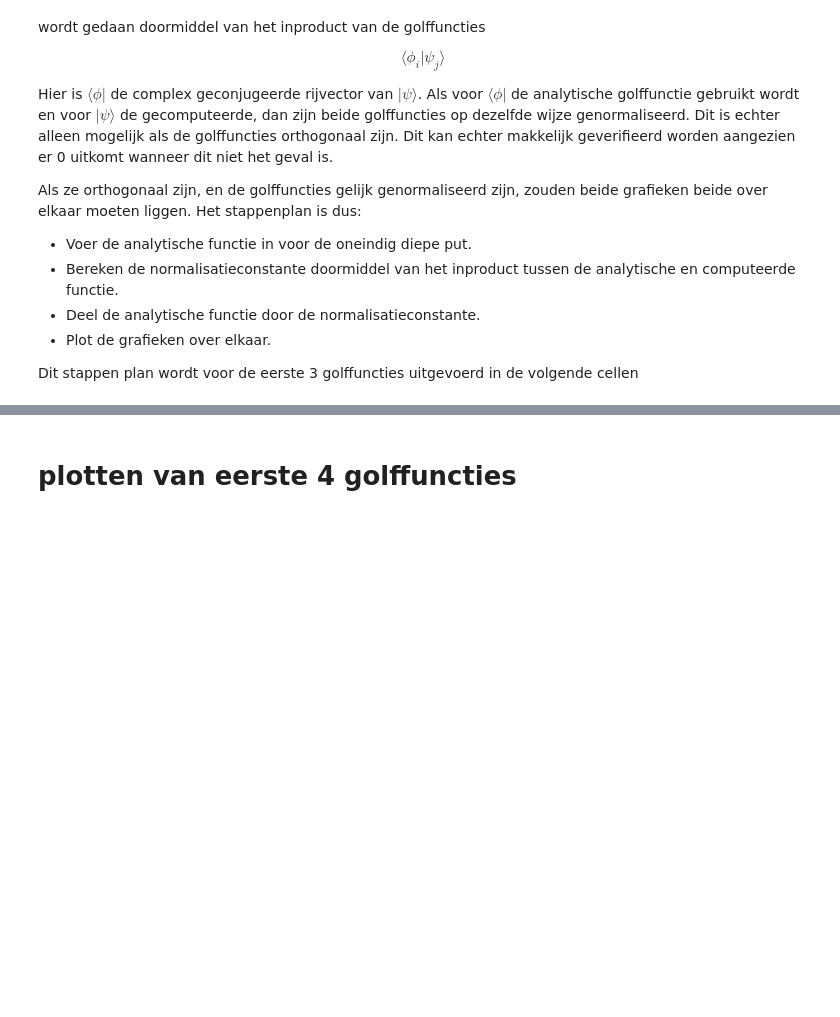
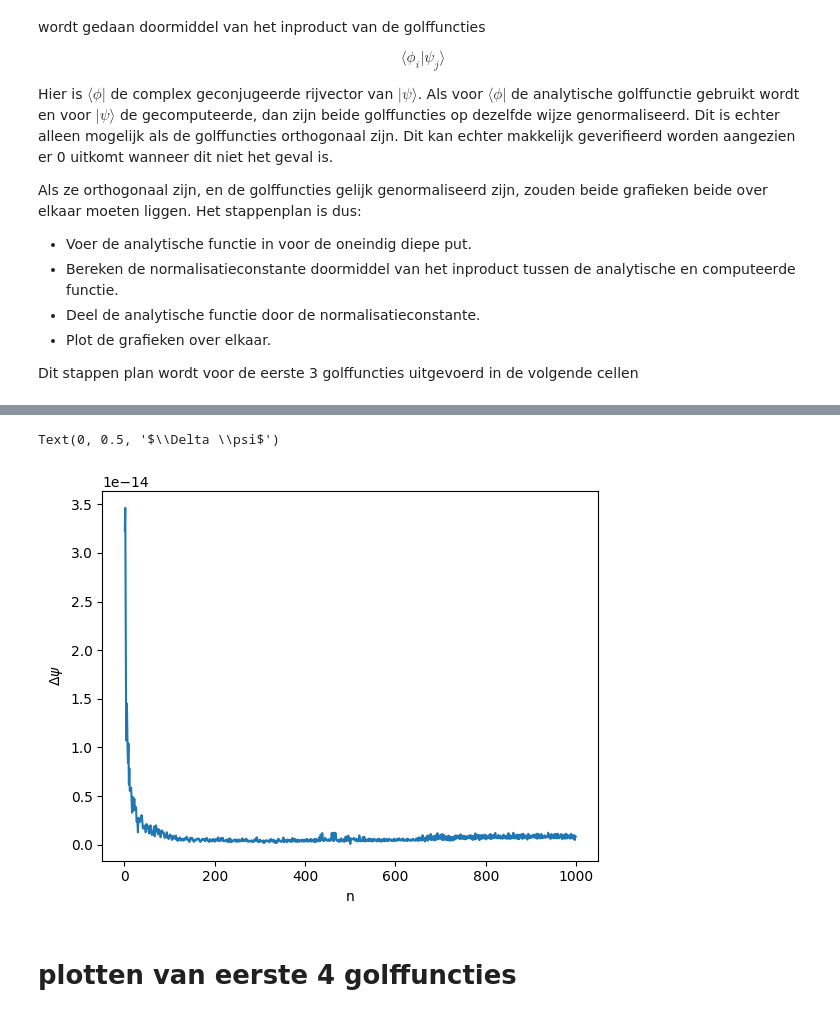
Before and after one commit to R4vante/School, a Jupyter notebook: ASIA/Infinite_well/1D-Schroedinger.ipynb, the cells around one changed output, grey strips where cells are left out. Cells and saved outputs as stored; diff of their text form; code cells hidden in the pictures; blank space fills up the shorter version.

```diff
--- a/ASIA/Infinite_well/1D-Schroedinger.ipynb
+++ b/ASIA/Infinite_well/1D-Schroedinger.ipynb
@@ -221,3 +220,23 @@ plt.show()
+# %%
+dPsi = []
+
+for i in range(len(E)):
+    psi_a = np.sqrt(2) * np.sin((i+1)*np.pi*x)[1:-1]
+    norm = psi_a@psi[i]
+    psi_a /= norm
+
+    dPsi.append(np.max(np.abs(psi[i])**2 - np.abs(psi_a)**2))
+
+n = np.linspace(1,999,999)
+# %%
+fig, ax = plt.subplots()
+
+ax.plot(n, dPsi)
+ax.set_xlabel("n")
+ax.set_ylabel("$\Delta \psi$")
+# %% [output]
+Text(0, 0.5, '$\\Delta \\psi$')
+[figure, added]
 # %% [markdown]
 # plotten van eerste 4 golffuncties
 # %% [markdown]
```
Also changed, not shown: parts of 5 cells of this notebook, 2 other files.
